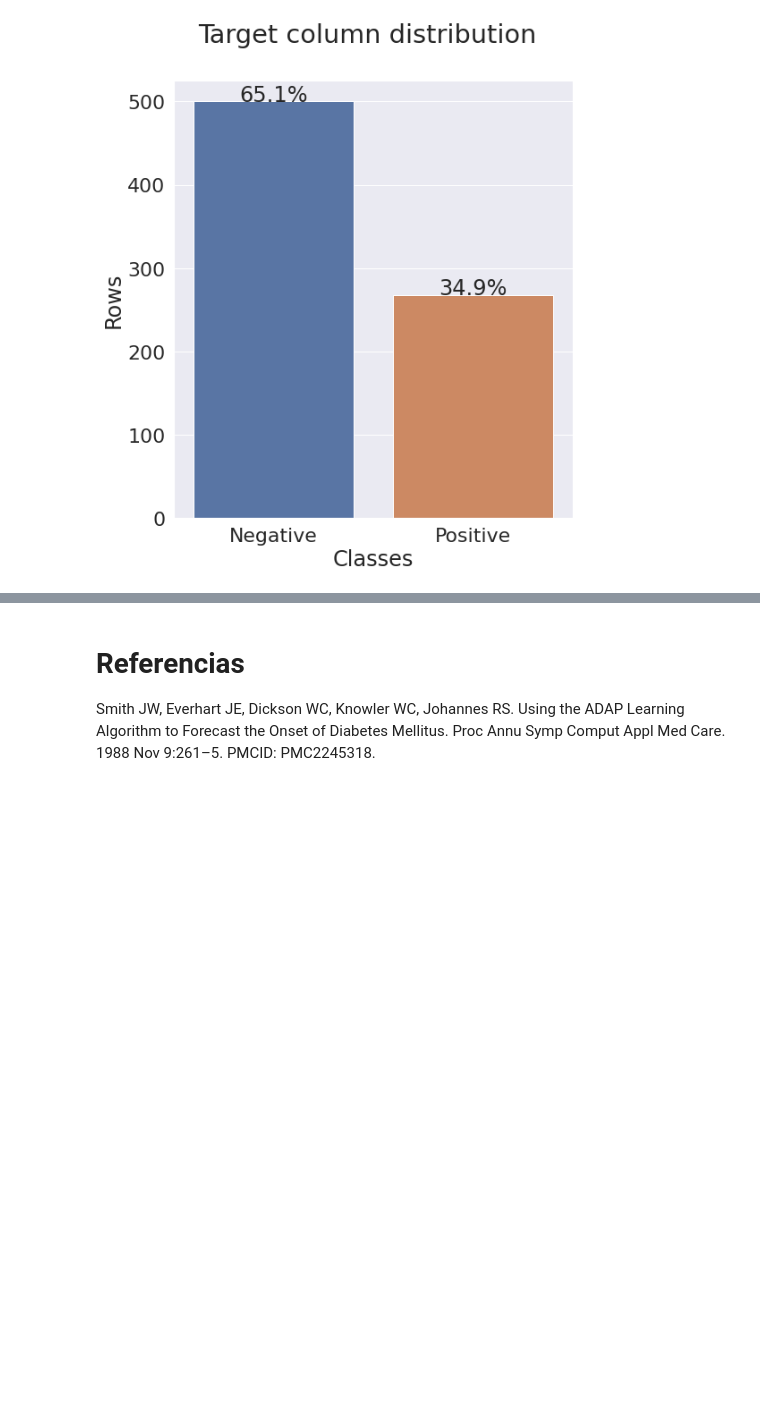
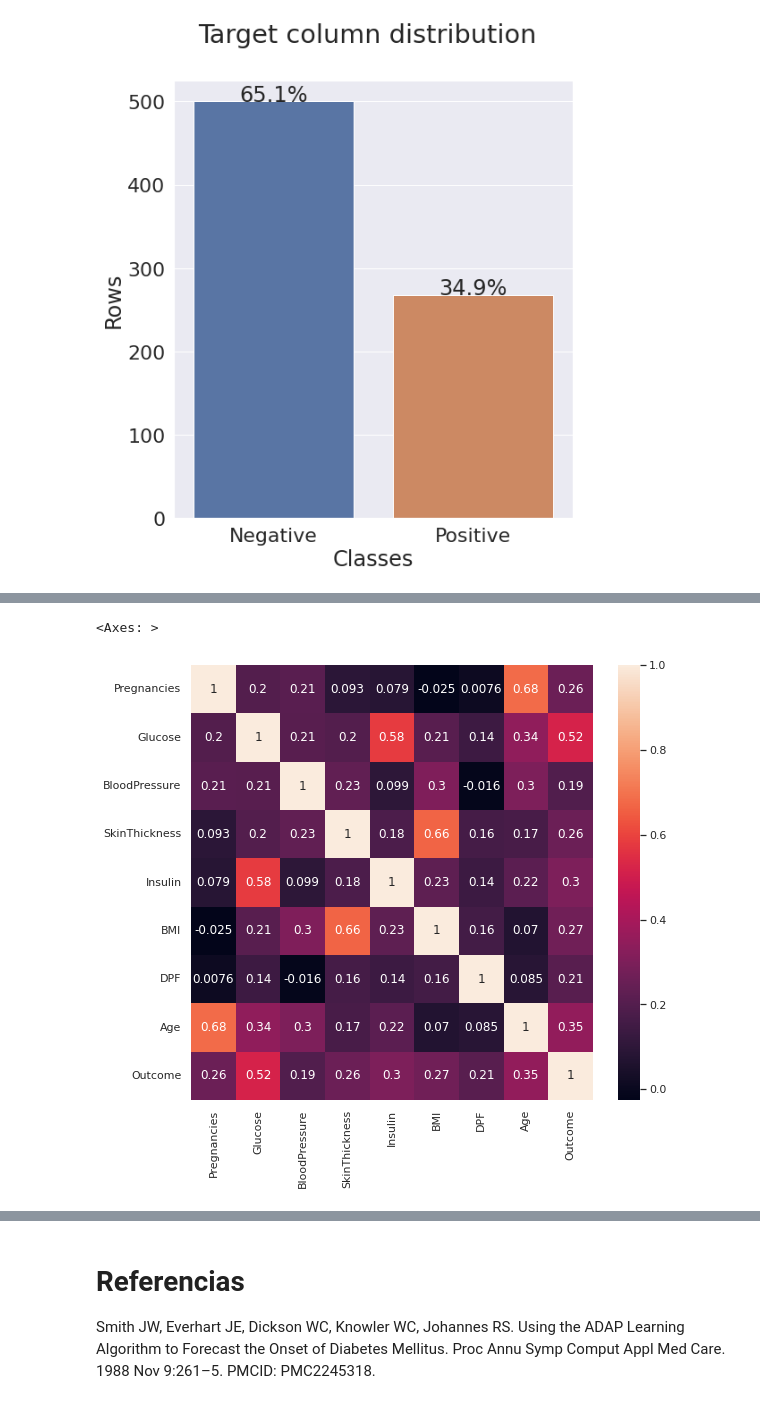
Before and after one commit to LeonardoHoltz/MachineLearningDiabetesPredict, a Jupyter notebook: Trabalho_de_Aprendizado_de_Máquina_Classificação.ipynb, the cells around one changed output, grey strips where cells are left out. Saved outputs shown, nothing was run; the diff lists cells and outputs as text; code cells hidden in the pictures; blank space fills up the shorter version.

```diff
--- a/Trabalho_de_Aprendizado_de_Máquina_Classificação.ipynb
+++ b/Trabalho_de_Aprendizado_de_Máquina_Classificação.ipynb
@@ -234,0 +243,8 @@ Accuracy:  0.7402597402597403
+# %%
+df_all_valid.rename(columns={'DiabetesPedigreeFunction': 'DPF'}, inplace=True)
+corr_matrix = df_all_valid.corr(method='pearson')
+plt.figure(figsize=(9, 8))
+sns.heatmap(corr_matrix, annot = True)
+# %% [output]
+<Axes: >
+[figure, added]
```
Also changed, not shown: parts of 75 cells of this notebook.
